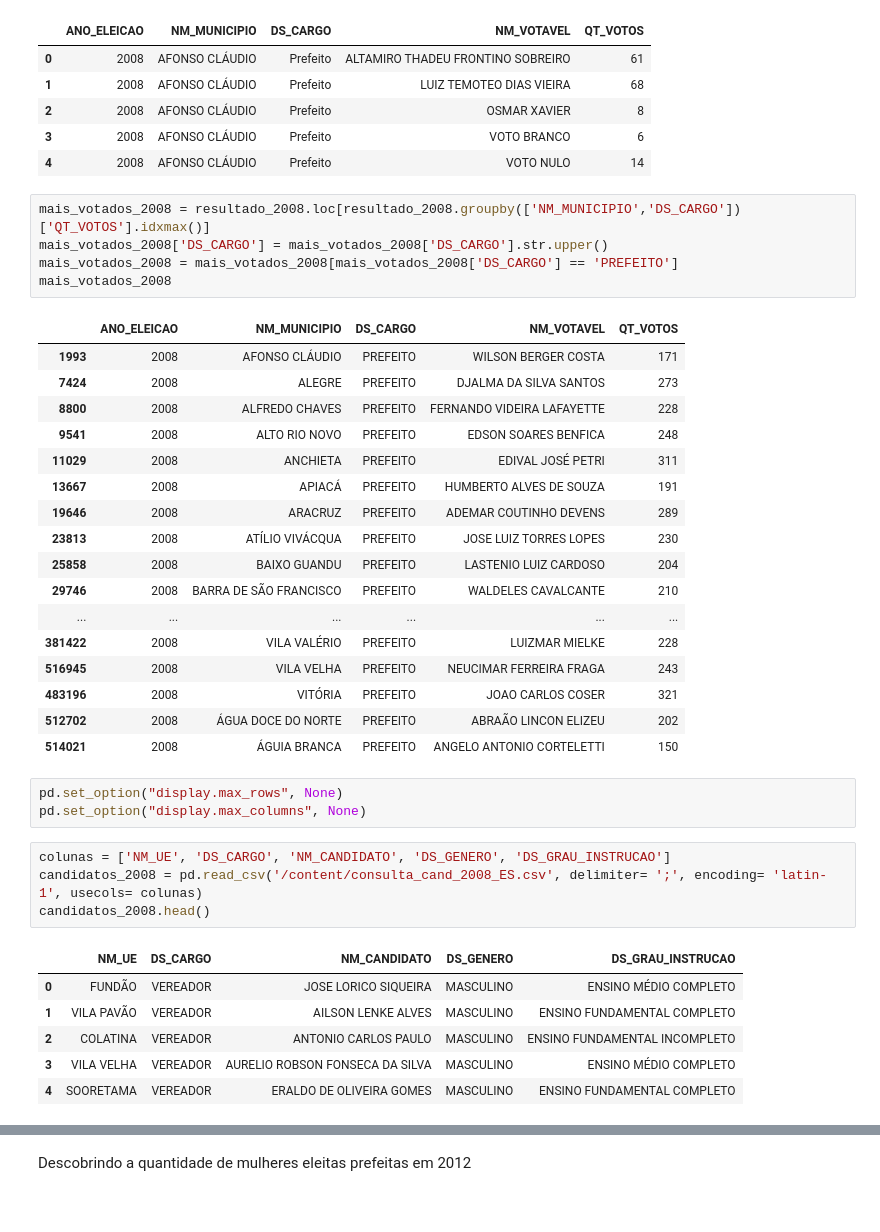
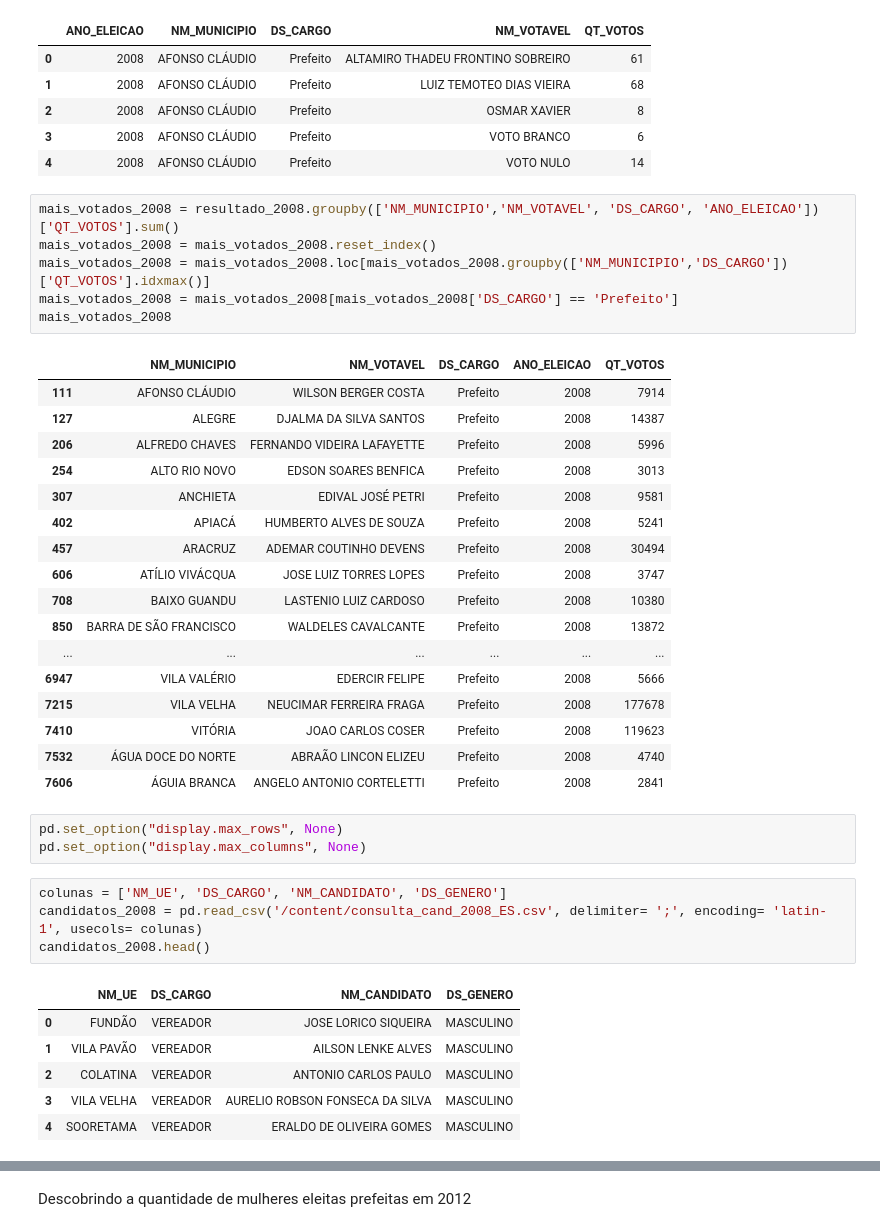
Before and after one commit to igordepaulasousa/mulheres-eleitas-prefeitas-no-ES, a Jupyter notebook: mulheres_eleitas_prefeitas_no_ES.ipynb, the cells around one changed output, grey strips where cells are left out. Drawn from its saved outputs; the diff is of its cells as text.

```diff
--- a/mulheres_eleitas_prefeitas_no_ES.ipynb
+++ b/mulheres_eleitas_prefeitas_no_ES.ipynb
@@ -114,42 +113,43 @@ resultado_2008.head()
 | 3 | 2008 | AFONSO CLÁUDIO | Prefeito | VOTO BRANCO | 6 |
 | 4 | 2008 | AFONSO CLÁUDIO | Prefeito | VOTO NULO | 14 |
 # %%
-mais_votados_2008 = resultado_2008.loc[resultado_2008.groupby(['NM_MUNICIPIO','DS_CARGO'])['QT_VOTOS'].idxmax()]
-mais_votados_2008['DS_CARGO'] = mais_votados_2008['DS_CARGO'].str.upper()
-mais_votados_2008 = mais_votados_2008[mais_votados_2008['DS_CARGO'] == 'PREFEITO']
+mais_votados_2008 = resultado_2008.groupby(['NM_MUNICIPIO','NM_VOTAVEL', 'DS_CARGO', 'ANO_ELEICAO'])['QT_VOTOS'].sum()
+mais_votados_2008 = mais_votados_2008.reset_index()
+mais_votados_2008 = mais_votados_2008.loc[mais_votados_2008.groupby(['NM_MUNICIPIO','DS_CARGO'])['QT_VOTOS'].idxmax()]
+mais_votados_2008 = mais_votados_2008[mais_votados_2008['DS_CARGO'] == 'Prefeito']
 mais_votados_2008
 # %% [output]
-|  | ANO_ELEICAO | NM_MUNICIPIO | DS_CARGO | NM_VOTAVEL | QT_VOTOS |
-| 1993 | 2008 | AFONSO CLÁUDIO | PREFEITO | WILSON BERGER COSTA | 171 |
-| 7424 | 2008 | ALEGRE | PREFEITO | DJALMA DA SILVA SANTOS | 273 |
-| 8800 | 2008 | ALFREDO CHAVES | PREFEITO | FERNANDO VIDEIRA LAFAYETTE | 228 |
-| 9541 | 2008 | ALTO RIO NOVO | PREFEITO | EDSON SOARES BENFICA | 248 |
-| 11029 | 2008 | ANCHIETA | PREFEITO | EDIVAL JOSÉ PETRI | 311 |
-| 13667 | 2008 | APIACÁ | PREFEITO | HUMBERTO ALVES DE SOUZA | 191 |
-| 19646 | 2008 | ARACRUZ | PREFEITO | ADEMAR COUTINHO DEVENS | 289 |
-| 23813 | 2008 | ATÍLIO VIVÁCQUA | PREFEITO | JOSE LUIZ TORRES LOPES | 230 |
-| 25858 | 2008 | BAIXO GUANDU | PREFEITO | LASTENIO LUIZ CARDOSO | 204 |
-| 29746 | 2008 | BARRA DE SÃO FRANCISCO | PREFEITO | WALDELES CAVALCANTE | 210 |
+|  | NM_MUNICIPIO | NM_VOTAVEL | DS_CARGO | ANO_ELEICAO | QT_VOTOS |
+| 111 | AFONSO CLÁUDIO | WILSON BERGER COSTA | Prefeito | 2008 | 7914 |
+| 127 | ALEGRE | DJALMA DA SILVA SANTOS | Prefeito | 2008 | 14387 |
+| 206 | ALFREDO CHAVES | FERNANDO VIDEIRA LAFAYETTE | Prefeito | 2008 | 5996 |
+| 254 | ALTO RIO NOVO | EDSON SOARES BENFICA | Prefeito | 2008 | 3013 |
+| 307 | ANCHIETA | EDIVAL JOSÉ PETRI | Prefeito | 2008 | 9581 |
+| 402 | APIACÁ | HUMBERTO ALVES DE SOUZA | Prefeito | 2008 | 5241 |
+| 457 | ARACRUZ | ADEMAR COUTINHO DEVENS | Prefeito | 2008 | 30494 |
+| 606 | ATÍLIO VIVÁCQUA | JOSE LUIZ TORRES LOPES | Prefeito | 2008 | 3747 |
+| 708 | BAIXO GUANDU | LASTENIO LUIZ CARDOSO | Prefeito | 2008 | 10380 |
+| 850 | BARRA DE SÃO FRANCISCO | WALDELES CAVALCANTE | Prefeito | 2008 | 13872 |
 | ... | ... | ... | ... | ... | ... |
-| 381422 | 2008 | VILA VALÉRIO | PREFEITO | LUIZMAR MIELKE | 228 |
-| 516945 | 2008 | VILA VELHA | PREFEITO | NEUCIMAR FERREIRA FRAGA | 243 |
-| 483196 | 2008 | VITÓRIA | PREFEITO | JOAO CARLOS COSER | 321 |
-| 512702 | 2008 | ÁGUA DOCE DO NORTE | PREFEITO | ABRAÃO LINCON ELIZEU | 202 |
-| 514021 | 2008 | ÁGUIA BRANCA | PREFEITO | ANGELO ANTONIO CORTELETTI | 150 |
+| 6947 | VILA VALÉRIO | EDERCIR FELIPE | Prefeito | 2008 | 5666 |
+| 7215 | VILA VELHA | NEUCIMAR FERREIRA FRAGA | Prefeito | 2008 | 177678 |
+| 7410 | VITÓRIA | JOAO CARLOS COSER | Prefeito | 2008 | 119623 |
+| 7532 | ÁGUA DOCE DO NORTE | ABRAÃO LINCON ELIZEU | Prefeito | 2008 | 4740 |
+| 7606 | ÁGUIA BRANCA | ANGELO ANTONIO CORTELETTI | Prefeito | 2008 | 2841 |
 # %%
 pd.set_option("display.max_rows", None)
 pd.set_option("display.max_columns", None)
 # %%
-colunas = ['NM_UE', 'DS_CARGO', 'NM_CANDIDATO', 'DS_GENERO', 'DS_GRAU_INSTRUCAO']
+colunas = ['NM_UE', 'DS_CARGO', 'NM_CANDIDATO', 'DS_GENERO']
 candidatos_2008 = pd.read_csv('/content/consulta_cand_2008_ES.csv', delimiter= ';', encoding= 'latin-1', usecols= colunas)
 candidatos_2008.head()
 # %% [output]
-|  | NM_UE | DS_CARGO | NM_CANDIDATO | DS_GENERO | DS_GRAU_INSTRUCAO |
-| 0 | FUNDÃO | VEREADOR | JOSE LORICO SIQUEIRA | MASCULINO | ENSINO MÉDIO COMPLETO |
-| 1 | VILA PAVÃO | VEREADOR | AILSON LENKE ALVES | MASCULINO | ENSINO FUNDAMENTAL COMPLETO |
-| 2 | COLATINA | VEREADOR | ANTONIO CARLOS PAULO | MASCULINO | ENSINO FUNDAMENTAL INCOMPLETO |
-| 3 | VILA VELHA | VEREADOR | AURELIO ROBSON FONSECA DA SILVA | MASCULINO | ENSINO MÉDIO COMPLETO |
-| 4 | SOORETAMA | VEREADOR | ERALDO DE OLIVEIRA GOMES | MASCULINO | ENSINO FUNDAMENTAL COMPLETO |
+|  | NM_UE | DS_CARGO | NM_CANDIDATO | DS_GENERO |
+| 0 | FUNDÃO | VEREADOR | JOSE LORICO SIQUEIRA | MASCULINO |
+| 1 | VILA PAVÃO | VEREADOR | AILSON LENKE ALVES | MASCULINO |
+| 2 | COLATINA | VEREADOR | ANTONIO CARLOS PAULO | MASCULINO |
+| 3 | VILA VELHA | VEREADOR | AURELIO ROBSON FONSECA DA SILVA | MASCULINO |
+| 4 | SOORETAMA | VEREADOR | ERALDO DE OLIVEIRA GOMES | MASCULINO |
 # %%
 tabela2 = pd.merge(mais_votados_2008, candidatos_2008, left_on='NM_VOTAVEL', right_on='NM_CANDIDATO', how='inner')
 tabela2
```
Also changed, not shown: parts of 29 cells of this notebook.
